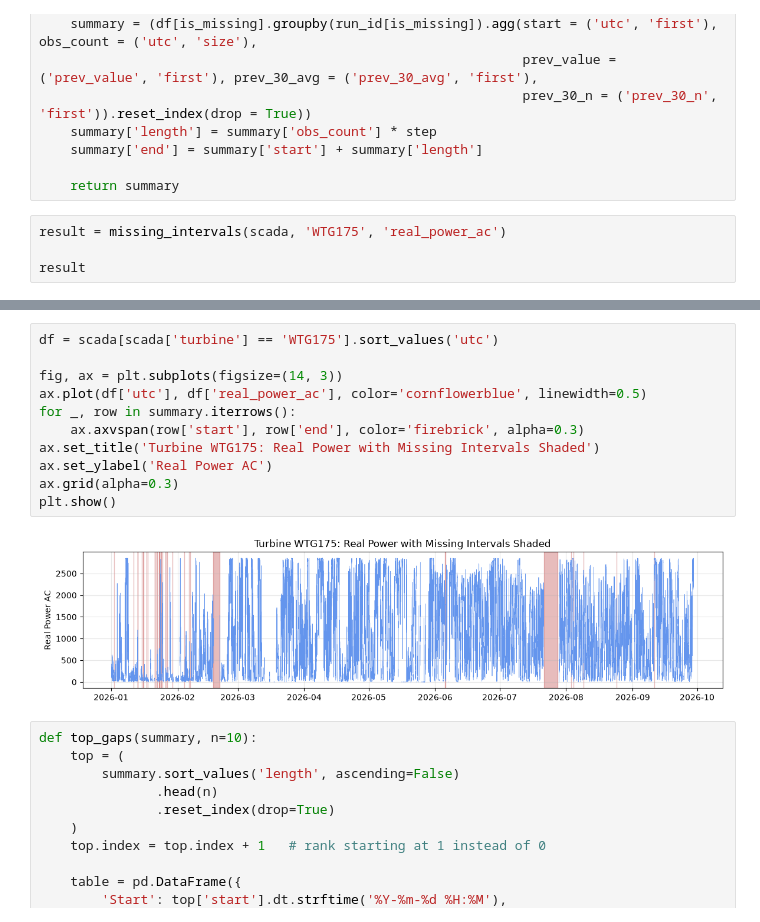
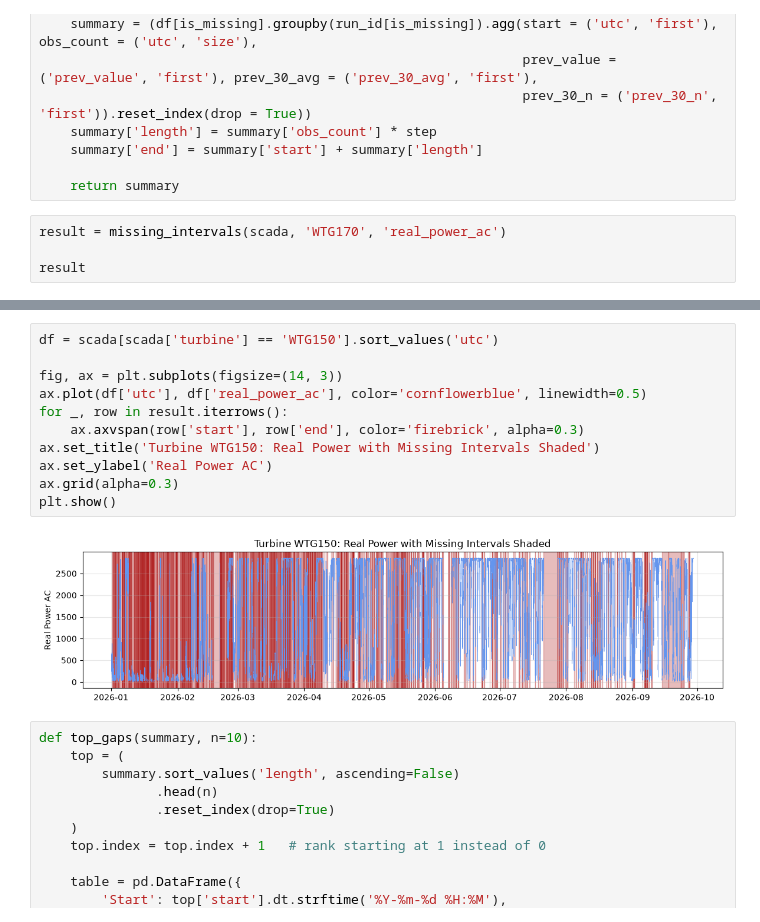
Before and after one commit to Aiden-Badalamenti3/CU-Capstone-Project, a Jupyter notebook: notebooks/carter_notebooks/data_cleaning.ipynb, the cells around one changed output, grey strips where cells are left out. Cells and saved outputs as stored; diff of their text form.

```diff
--- a/notebooks/carter_notebooks/data_cleaning.ipynb
+++ b/notebooks/carter_notebooks/data_cleaning.ipynb
@@ -354,7 +354,7 @@ def missing_intervals(df_full, turbine, var):
 
     return summary
 # %%
-result = missing_intervals(scada, 'WTG175', 'real_power_ac')
+result = missing_intervals(scada, 'WTG170', 'real_power_ac')
 
 result
 # %% [output]
@@ -374,16 +374,16 @@ result
 # %%
-df = scada[scada['turbine'] == 'WTG175'].sort_values('utc')
+df = scada[scada['turbine'] == 'WTG150'].sort_values('utc')
 
 fig, ax = plt.subplots(figsize=(14, 3))
 ax.plot(df['utc'], df['real_power_ac'], color='cornflowerblue', linewidth=0.5)
-for _, row in summary.iterrows():
+for _, row in result.iterrows():
     ax.axvspan(row['start'], row['end'], color='firebrick', alpha=0.3)
-ax.set_title('Turbine WTG175: Real Power with Missing Intervals Shaded')
+ax.set_title('Turbine WTG150: Real Power with Missing Intervals Shaded')
 ax.set_ylabel('Real Power AC')
 ax.grid(alpha=0.3)
 plt.show()
 # %% [output]
-[figure, old version]
+[figure, new version]
 # %%
 def top_gaps(summary, n=10):
     top = (
```
Also changed, not shown: parts of 1 cell of this notebook.
